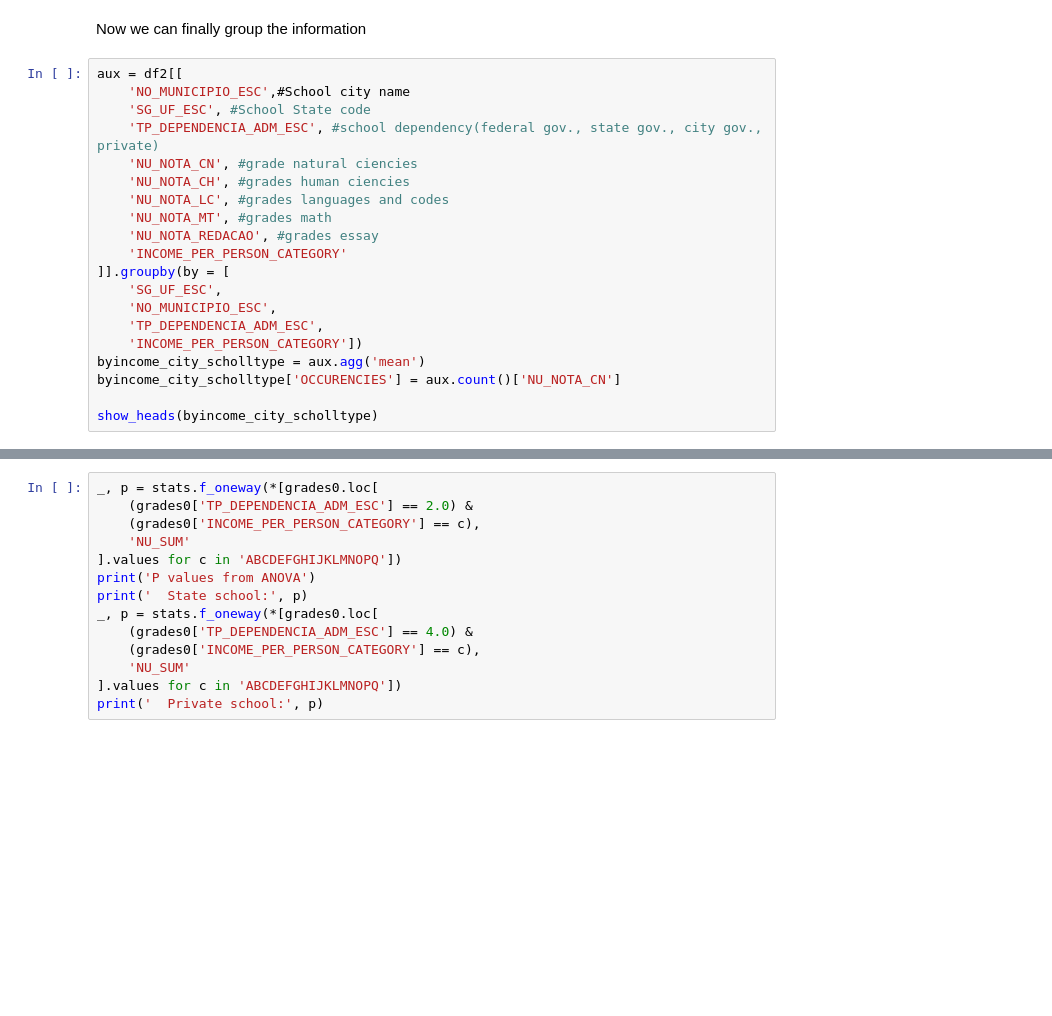
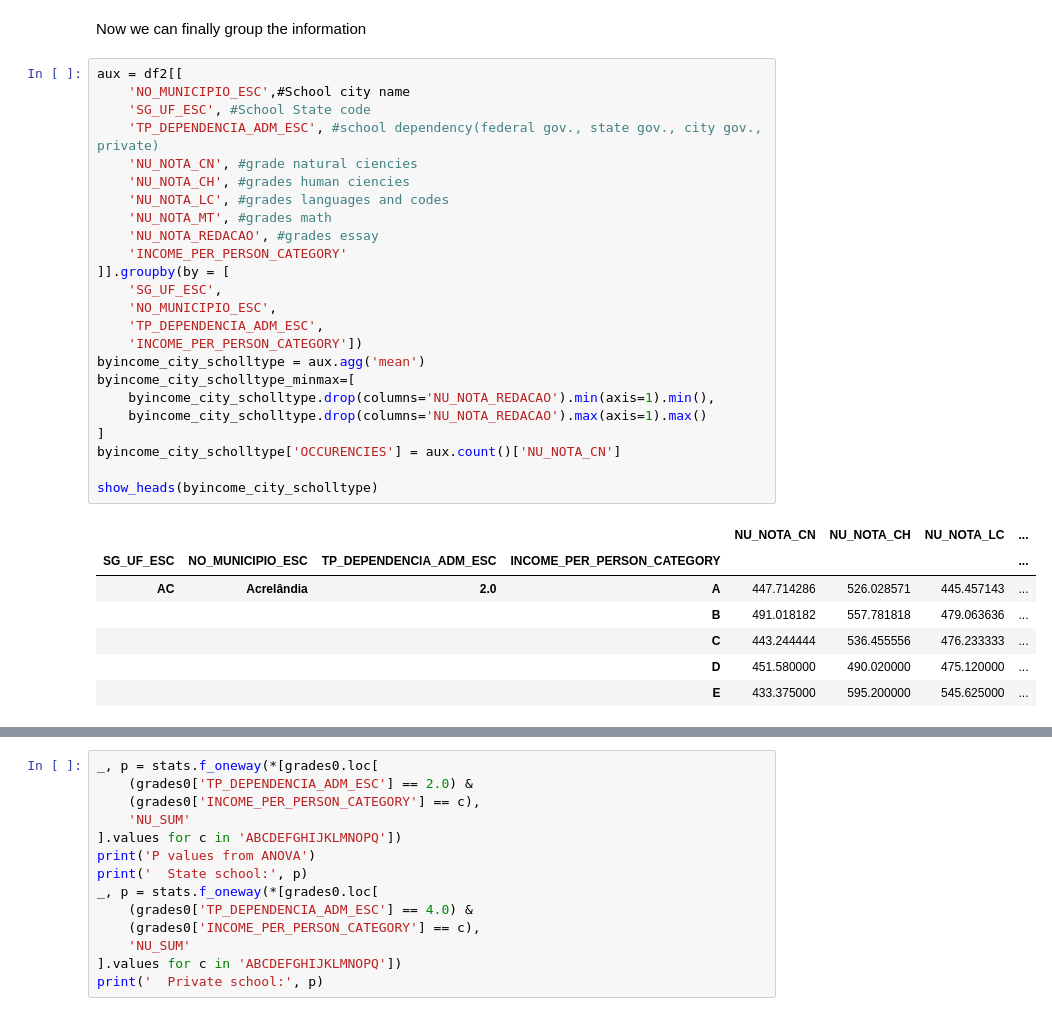
Before and after one commit to vinicius-cleves/enem, a Jupyter notebook: processing/notebook.ipynb, the cells around one changed output, grey strips where cells are left out. Cells and saved outputs as stored; diff of their text form; blank space fills up the shorter version.

```diff
--- a/processing/notebook.ipynb
+++ b/processing/notebook.ipynb
@@ -339,23 +353,35 @@ Now we can finally group the information
 # %%
 aux = df2[[
     'NO_MUNICIPIO_ESC',#School city name
     'SG_UF_ESC', #School State code
     'TP_DEPENDENCIA_ADM_ESC', #school dependency(federal gov., state gov., city gov., private)
     'NU_NOTA_CN', #grade natural ciencies
     'NU_NOTA_CH', #grades human ciencies
     'NU_NOTA_LC', #grades languages and codes
     'NU_NOTA_MT', #grades math
     'NU_NOTA_REDACAO', #grades essay
     'INCOME_PER_PERSON_CATEGORY'
 ]].groupby(by = [
     'SG_UF_ESC',
     'NO_MUNICIPIO_ESC',
     'TP_DEPENDENCIA_ADM_ESC',
     'INCOME_PER_PERSON_CATEGORY'])
 byincome_city_scholltype = aux.agg('mean')
+byincome_city_scholltype_minmax=[
+    byincome_city_scholltype.drop(columns='NU_NOTA_REDACAO').min(axis=1).min(),
+    byincome_city_scholltype.drop(columns='NU_NOTA_REDACAO').max(axis=1).max()
+]
 byincome_city_scholltype['OCCURENCIES'] = aux.count()['NU_NOTA_CN']
 
 show_heads(byincome_city_scholltype)
+# %% [output]
+|  |  |  |  | NU_NOTA_CN | NU_NOTA_CH | NU_NOTA_LC | ... |
+| SG_UF_ESC | NO_MUNICIPIO_ESC | TP_DEPENDENCIA_ADM_ESC | INCOME_PER_PERSON_CATEGORY |  |  |  | ... |
+| AC | Acrelândia | 2.0 | A | 447.714286 | 526.028571 | 445.457143 | ... |
+|  |  |  | B | 491.018182 | 557.781818 | 479.063636 | ... |
+|  |  |  | C | 443.244444 | 536.455556 | 476.233333 | ... |
+|  |  |  | D | 451.580000 | 490.020000 | 475.120000 | ... |
+|  |  |  | E | 433.375000 | 595.200000 | 545.625000 | ... |
 # %%
 aux = df2[[
     'SG_UF_ESC', #School State code
```
Also changed, not shown: parts of 11 cells of this notebook, 8 other files.
